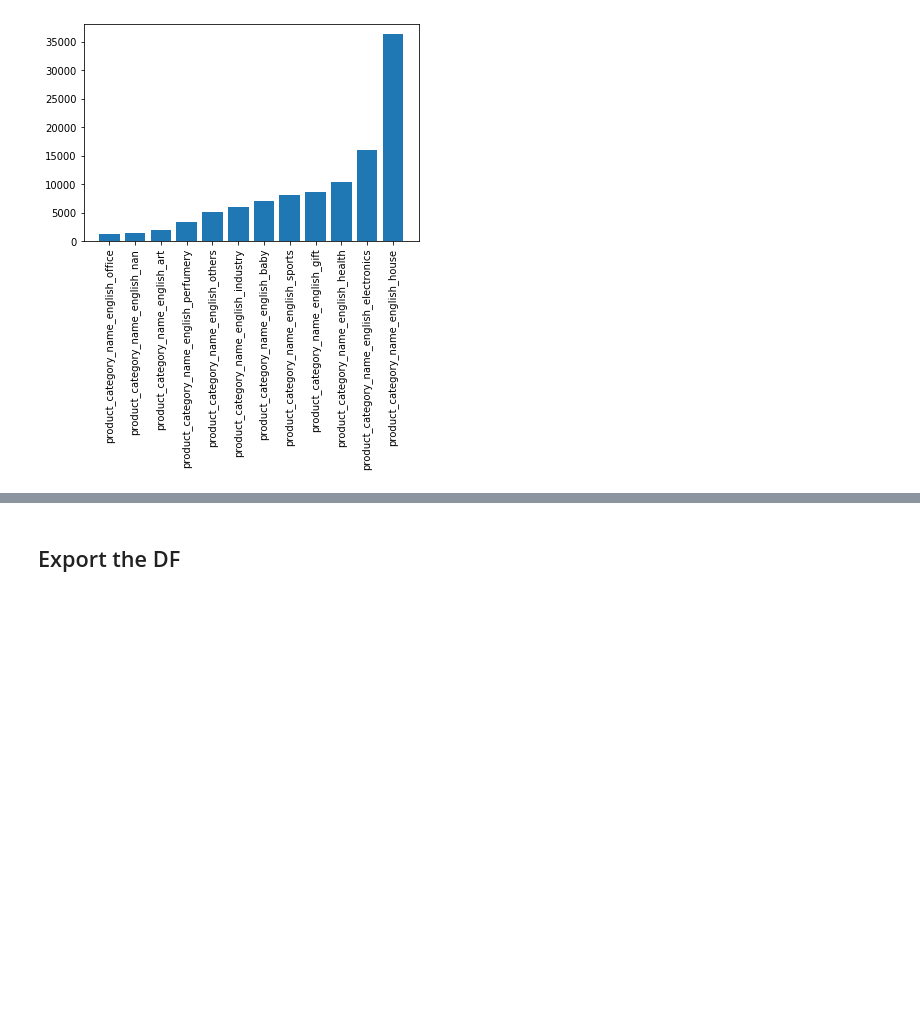
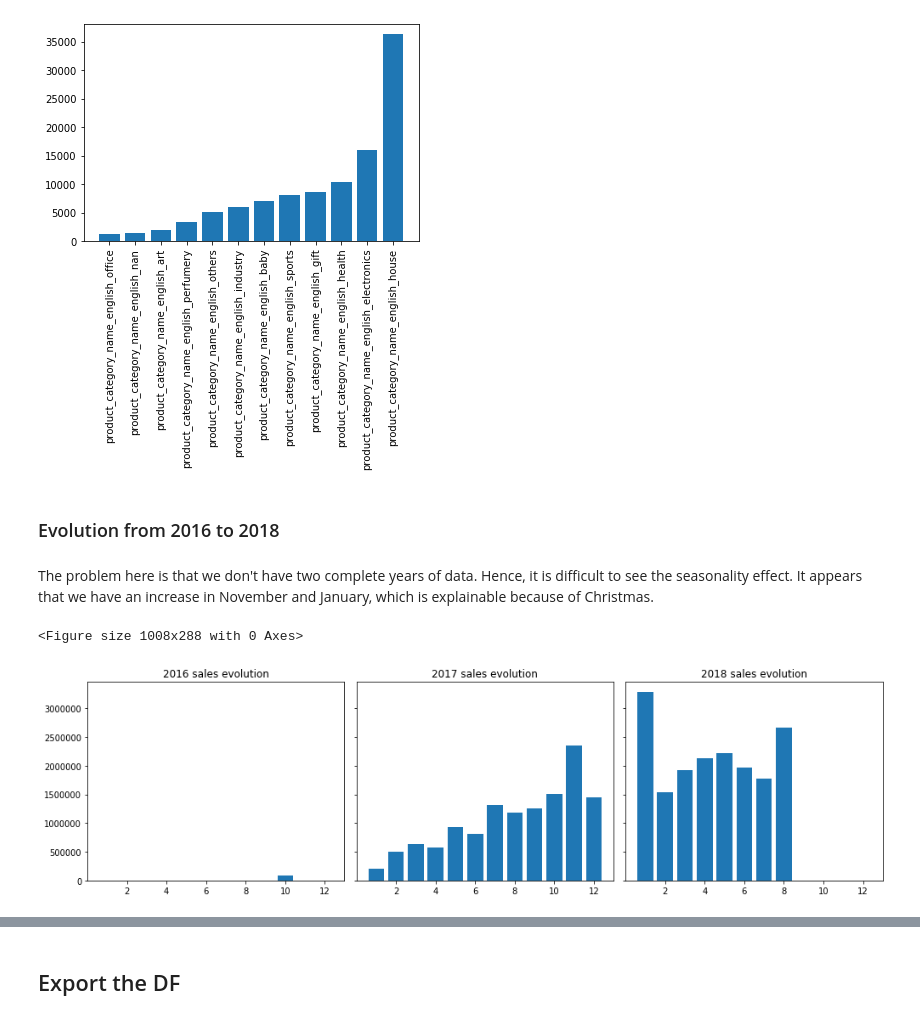
Before and after one commit to JulesLB/OpenClassroomsProject, a Jupyter notebook: Project5/Project5_Exploratory.ipynb, the cells around one changed output, grey strips where cells are left out. Drawn from its saved outputs; the diff is of its cells as text; code cells hidden in the pictures; blank space fills up the shorter version.

```diff
--- a/Project5/Project5_Exploratory.ipynb
+++ b/Project5/Project5_Exploratory.ipynb
@@ -119,7 +119,7 @@ plt.show()
 [figure]
 # %%
 #For merging purpose, we will only keep interesting features
-to_drop = ['order_purchase_timestamp', 'order_delivered_carrier_date','order_estimated_delivery_date', 'order_delivered_customer_date',
+to_drop = ['order_delivered_carrier_date','order_estimated_delivery_date', 'order_delivered_customer_date',
           'order_approved_at']
 order = df_order.drop(columns=to_drop)
 # %% [markdown]
@@ -633,3 +633,31 @@ plt.xticks(rotation=90)
 plt.show()
 # %% [output]
 [figure]
+# %% [markdown]
+### Evolution from 2016 to 2018
+# %% [markdown]
+The problem here is that we don't have two complete years of data. Hence, it is difficult to see the seasonality effect. It appears that we have an increase in November and January, which is explainable because of Christmas.
+# %%
+#Get 2017 & 2018 df
+df['year'] = df.order_purchase_timestamp.apply(lambda x: x.year)
+df['month'] = df.order_purchase_timestamp.apply(lambda x: x.month)
+df_16 = df[df.year==2016]
+df_17 = df[df.year==2017]
+df_18 = df[df.year==2018]
+# %%
+#Plot sales evolution
+fig = plt.figure(figsize=(14,4))
+g,(ax1,ax2,ax3) = plt.subplots(1, 3, sharex='all', sharey='all',figsize=(14,4))
+
+ax1.bar(x=df_16.groupby('month')['total_money'].sum().index,height=df_16.groupby('month')['total_money'].sum())
+ax2.bar(x=df_17.groupby('month')['total_money'].sum().index,height=df_17.groupby('month')['total_money'].sum())
+ax3.bar(x=df_18.groupby('month')['total_money'].sum().index,height=df_18.groupby('month')['total_money'].sum())
+
+ax1.set_title('2016 sales evolution')
+ax2.set_title('2017 sales evolution')
+ax3.set_title('2018 sales evolution')
+
+plt.tight_layout()
+# %% [output]
+<Figure size 1008x288 with 0 Axes>
+[figure, added]
```
Also changed, not shown: parts of 5 cells of this notebook.
